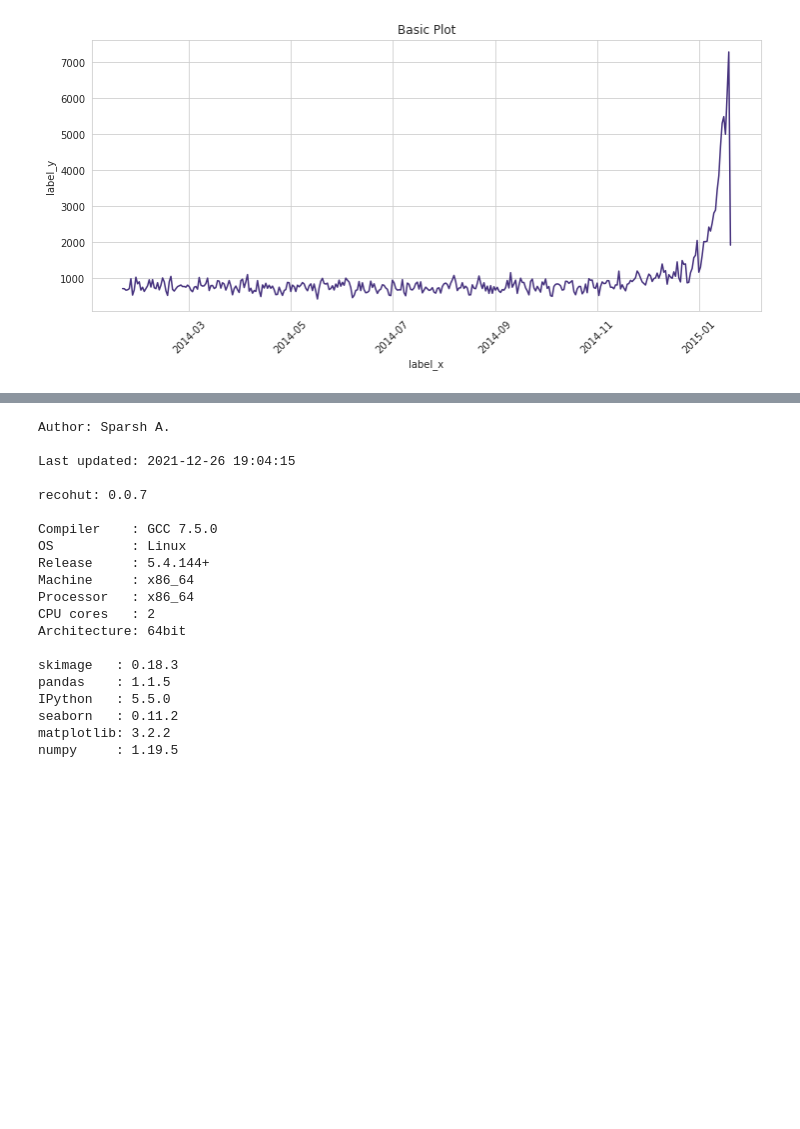
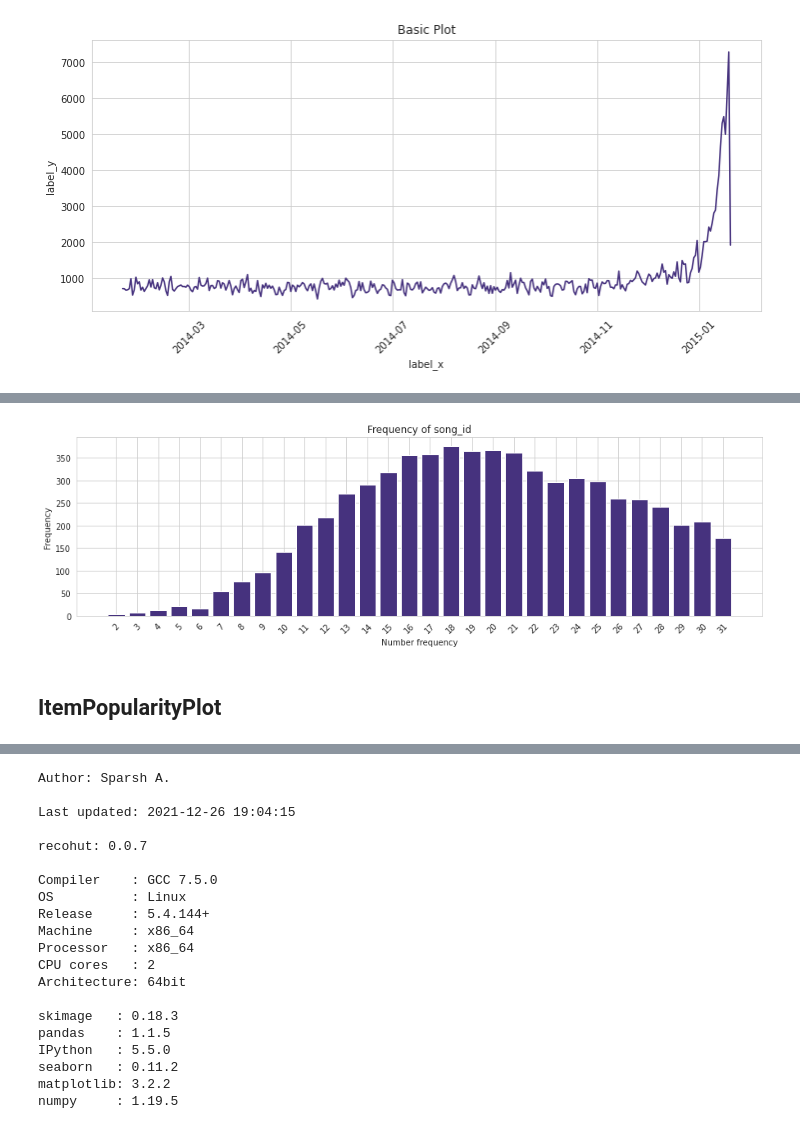
Before and after one commit to recohut/recohut, a Jupyter notebook: nbs/utils/utils.plots.ipynb, the cells around one changed output, grey strips where cells are left out. Drawn from its saved outputs; the diff is of its cells as text; code cells hidden in the pictures; blank space fills up the shorter version.

```diff
--- a/nbs/utils/utils.plots.ipynb
+++ b/nbs/utils/utils.plots.ipynb
@@ -551,0 +614,8 @@ g = AggregateTimePlot(df, agg_col='user_id', ts_col='ts', **kwargs)
+# %%
+kwargs = {'figsize':(15,4)}
+
+f = SparsePlot(df, sparse_col='song_id', top_n=30, **kwargs)
+# %% [output]
+[figure, added]
+# %% [markdown]
+## ItemPopularityPlot
```
Also changed, not shown: parts of 25 cells of this notebook.
